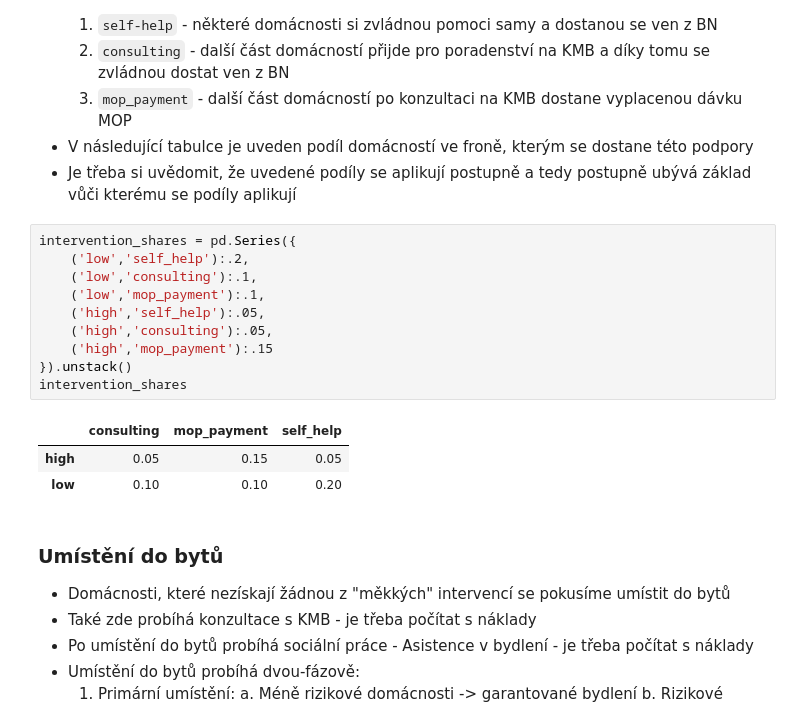
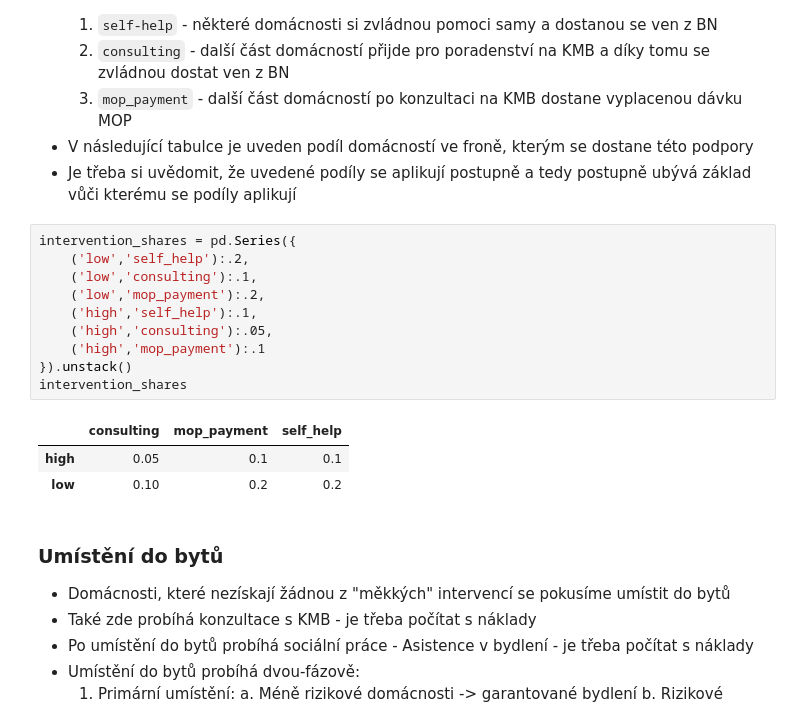
Before and after one commit to vitekzkytek/SocialHousingModel, a Jupyter notebook: model.ipynb, the cells around one changed output. Cells and saved outputs as stored; diff of their text form.

```diff
--- a/model.ipynb
+++ b/model.ipynb
@@ -82,17 +82,17 @@ hhs_inflow
 # %%
 intervention_shares = pd.Series({
     ('low','self_help'):.2,
     ('low','consulting'):.1,
-    ('low','mop_payment'):.1,
-    ('high','self_help'):.05,
+    ('low','mop_payment'):.2,
+    ('high','self_help'):.1,
     ('high','consulting'):.05,
-    ('high','mop_payment'):.15
+    ('high','mop_payment'):.1
 }).unstack()
 intervention_shares
 # %% [output]
 |  | consulting | mop_payment | self_help |
-| high | 0.05 | 0.15 | 0.05 |
-| low | 0.10 | 0.10 | 0.20 |
+| high | 0.05 | 0.1 | 0.1 |
+| low | 0.10 | 0.2 | 0.2 |
 # %% [markdown]
 ### Umístění do bytů
 * Domácnosti, které nezískají žádnou z "měkkých" intervencí se pokusíme umístit do bytů
```
Also changed, not shown: parts of 7 cells of this notebook.
